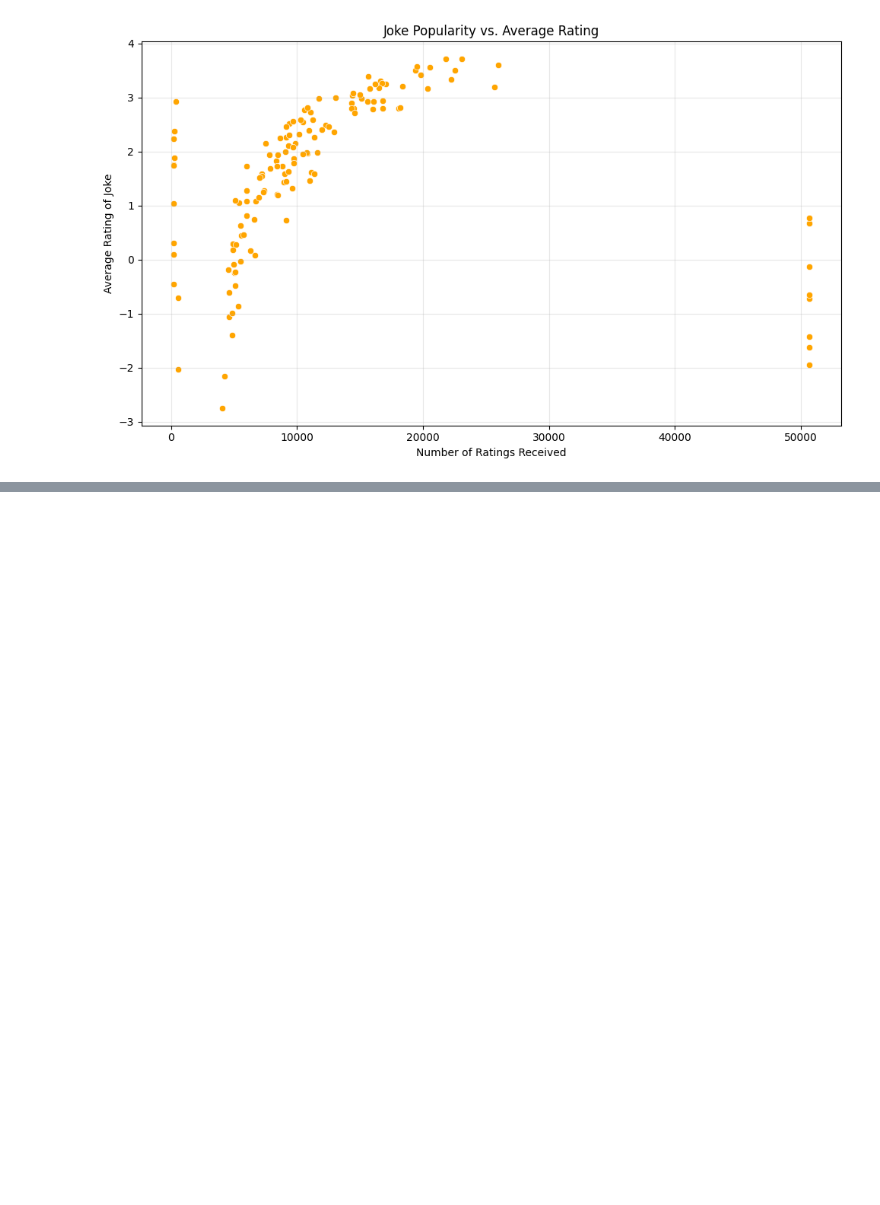
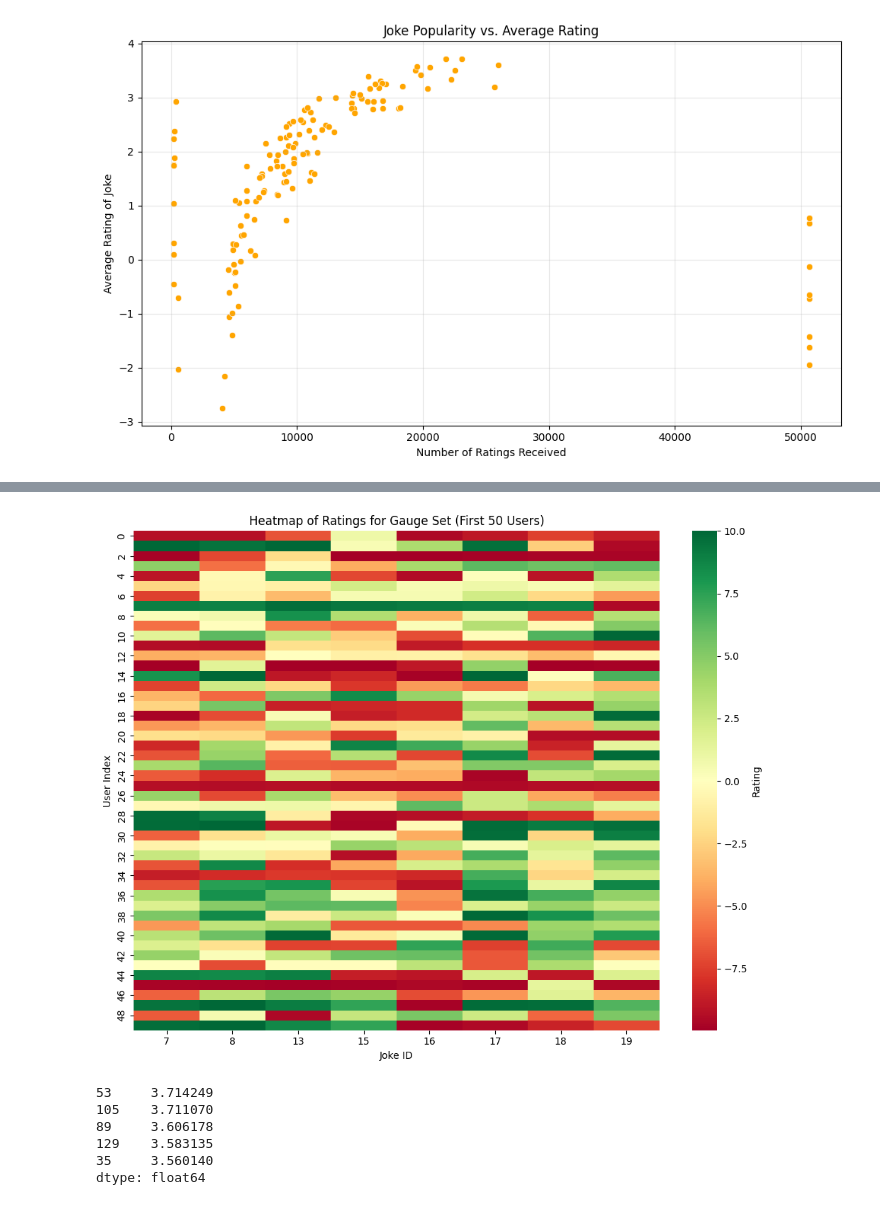
Before and after one commit to marto3344/Jokes-Recommender-System, a Jupyter notebook: notebooks/ratings_analysis.ipynb, the cells around one changed output, grey strips where cells are left out. Saved outputs shown, nothing was run; the diff lists cells and outputs as text; code cells hidden in the pictures; blank space fills up the shorter version.

```diff
--- a/notebooks/ratings_analysis.ipynb
+++ b/notebooks/ratings_analysis.ipynb
@@ -248,0 +263,22 @@ plt.show()
+# %%
+plt.figure(figsize=(10, 8))
+
+sns.heatmap(ratings[gauge_ids].iloc[:50], cmap='RdYlGn', center=0, cbar_kws={'label': 'Rating'})
+plt.title('Heatmap of Ratings for Gauge Set (First 50 Users)')
+plt.xlabel('Joke ID')
+plt.ylabel('User Index')
+plt.tight_layout()
+plt.savefig('../images/gauge_set_heatmap_50.png')
+plt.show()
+# %% [output]
+[figure, added]
+# %%
+mean_ratings = ratings_matrix.mean().sort_values(ascending=False)
+mean_ratings.head()
+# %% [output]
+53     3.714249
+105    3.711070
+89     3.606178
+129    3.583135
+35     3.560140
+dtype: float64
```
Also changed, not shown: parts of 4 cells of this notebook, 4 other files.
